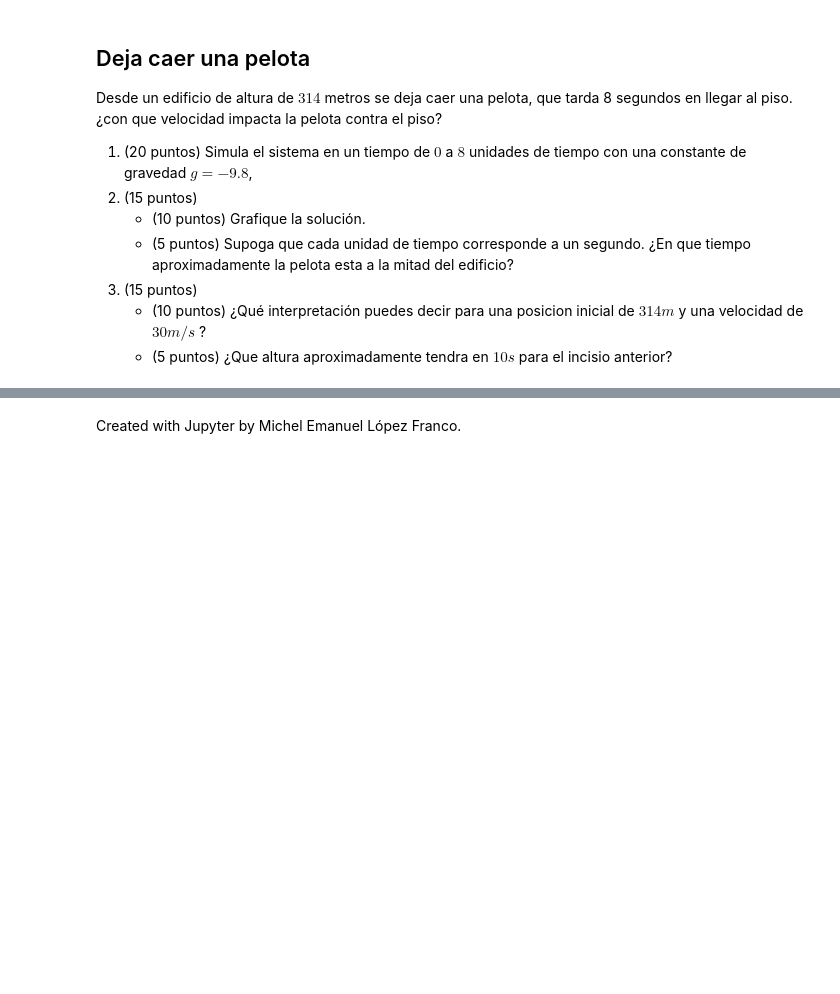
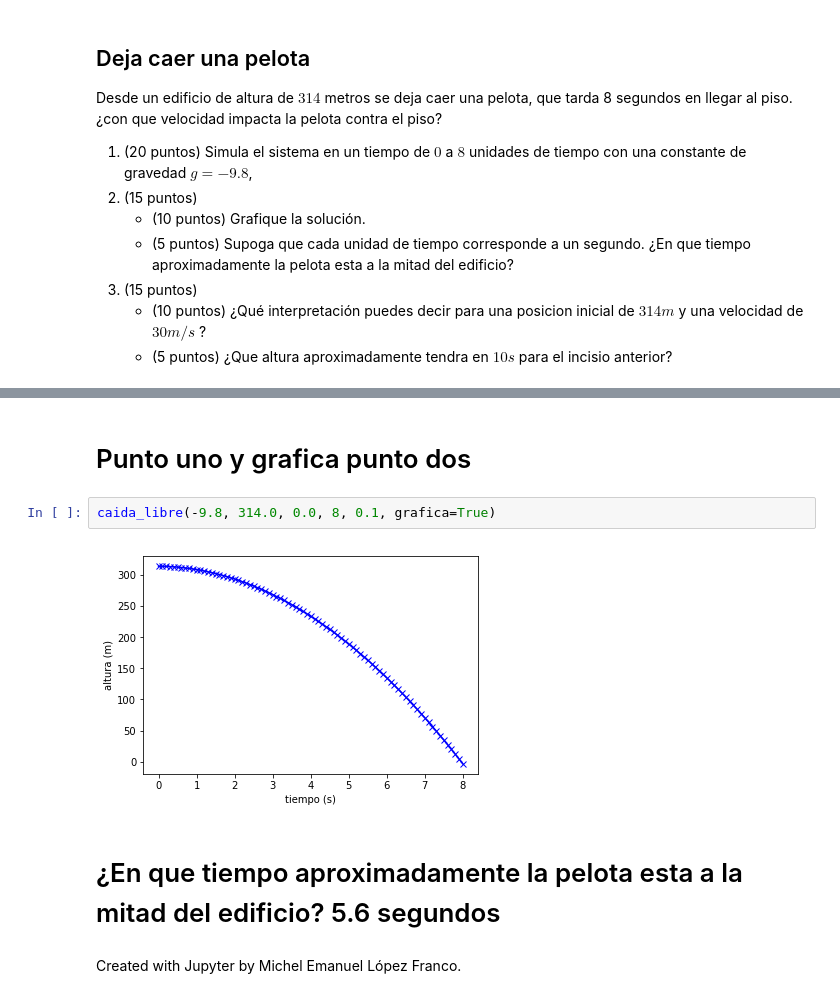
Before and after one commit to ArturoPo/Ecuaciones, a Jupyter notebook: Examen_PulidoArturo.ipynb, the cells around one changed output, grey strips where cells are left out. Saved outputs shown, nothing was run; the diff lists cells and outputs as text; blank space fills up the shorter version.

```diff
--- a/Examen_PulidoArturo.ipynb
+++ b/Examen_PulidoArturo.ipynb
@@ -187,3 +236,11 @@ Desde un edificio de altura de $314$ metros se deja caer una pelota, que tarda 8
+# %% [markdown]
+# Punto uno y grafica punto dos
+# %%
+caida_libre(-9.8, 314.0, 0.0, 8, 0.1, grafica=True)
+# %% [output]
+[figure, added]
+# %% [markdown]
+# ¿En que tiempo aproximadamente la pelota esta a la mitad del edificio? 5.6 segundos
 # %% [markdown]
 <script>
   $(document).ready(function(){
```
Also changed, not shown: parts of 6 cells of this notebook.
